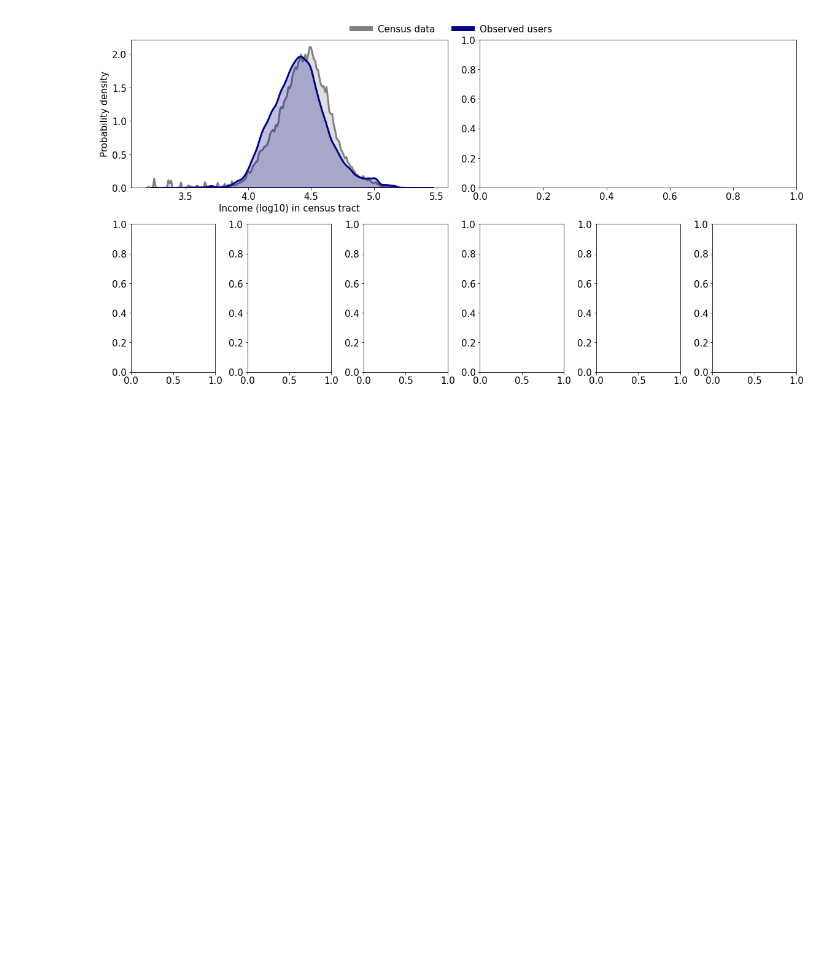
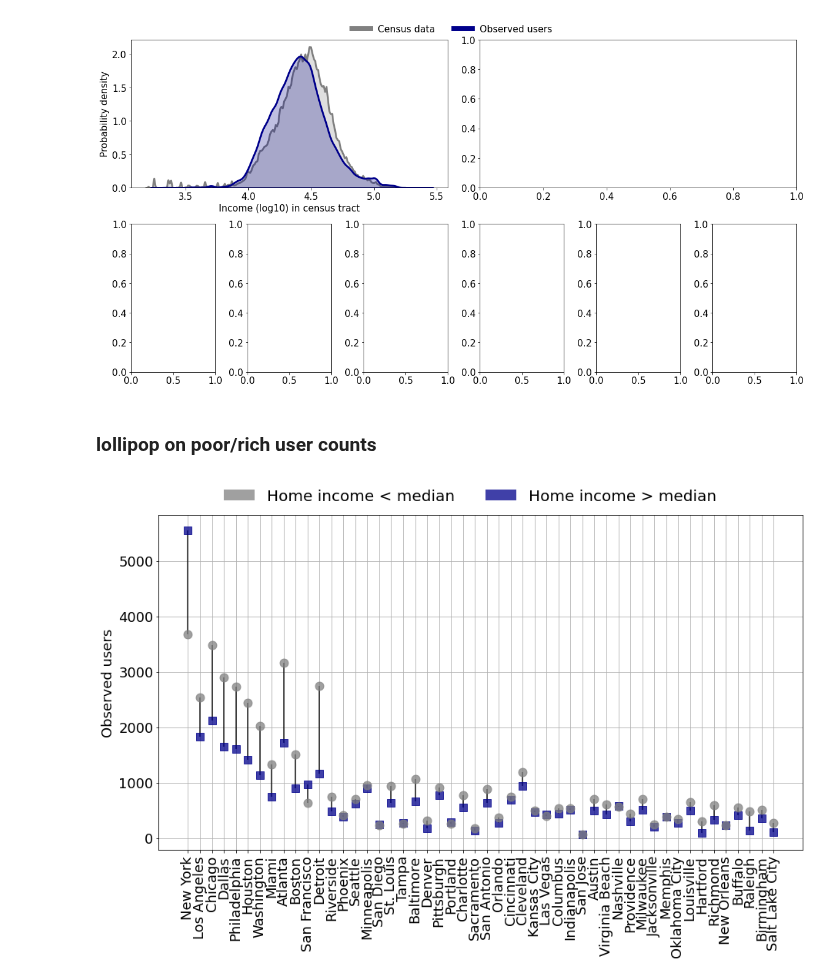
Before and after one commit to sandorjuhasz/ties-around-home, a Jupyter notebook: scripts/additional_figures.ipynb, the cells around one changed output. Saved outputs shown, nothing was run; the diff lists cells and outputs as text; code cells hidden in the pictures; blank space fills up the shorter version.

Commit message:
additional_figures --minor update

```diff
--- a/scripts/additional_figures.ipynb
+++ b/scripts/additional_figures.ipynb
@@ -405,3 +405,5 @@ plt.show()
 # plt.savefig('../fig/si_income_ba_repr2.png',density=300,bbox_inches="tight")
 # %% [output]
 [figure]
+# %% [markdown]
+### lollipop on poor/rich user counts
@@ -407,0 +429,34 @@ plt.show()
+# %%
+# degree data
+degree_tab = pd.read_csv("../data/original_files/degree_tab_top50.csv.gz")
+
+# user numbers by poor/rich group
+metrodata["nr_poor"] = metrodata.index.map(degree_tab[degree_tab["poor"]==1].groupby("cbsacode")["user_id"].agg("count").to_dict())
+metrodata["nr_rich"] = metrodata.index.map(degree_tab[degree_tab["poor"]==0].groupby("cbsacode")["user_id"].agg("count").to_dict())
+# %%
+# plot 2
+fig,ax = plt.subplots(1,1,figsize=(15,8), sharex=True)
+plt.rcParams['font.size']=18
+
+
+# avg share of friends -- cummulative
+ax.vlines(x=metrodata['short_name'], ymin=metrodata['nr_poor'], ymax=metrodata['nr_rich'], color='black', alpha=0.9)
+ax.scatter(metrodata['short_name'], metrodata['nr_rich'], color="darkblue", marker='s', s=120, alpha=0.75, zorder=2)
+ax.scatter(metrodata['short_name'], metrodata['nr_poor'], color="grey", marker='o', s=120, alpha=0.75, zorder=2)
+ax.set_xticklabels(labels="", rotation=90)
+ax.grid()
+#ax[0].set_ylim([0.2, 0.8])
+ax.set_ylabel('Observed users')
+ax.set_xticklabels(labels=metrodata['short_name'], rotation=90)
+
+# legend
+custom_lines = [Patch(facecolor='grey', alpha=0.75), Patch(facecolor='darkblue', alpha=0.75)]
+labels = [ 'Home income < median', 'Home income > median']
+
+plt.figlegend(custom_lines, labels, loc='upper center',
+    bbox_to_anchor=(0.5, 0.97),
+    ncol=2, frameon=False, fontsize=20)
+
+plt.show()
+# %% [output]
+[figure, added]
```
Also changed, not shown: parts of 3 cells of this notebook.
